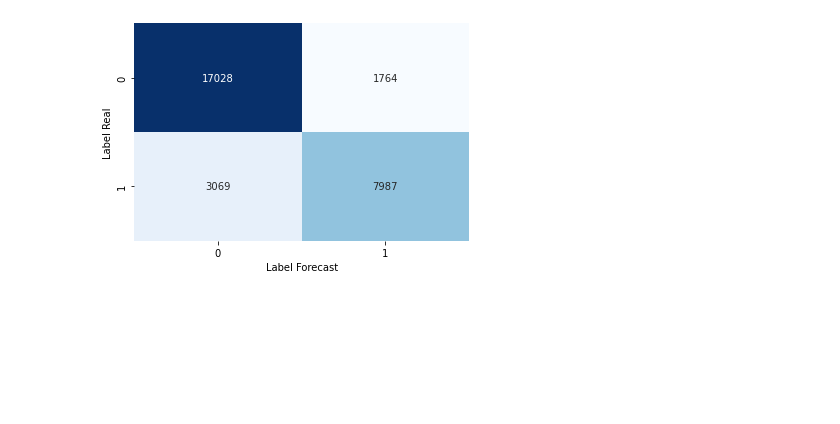
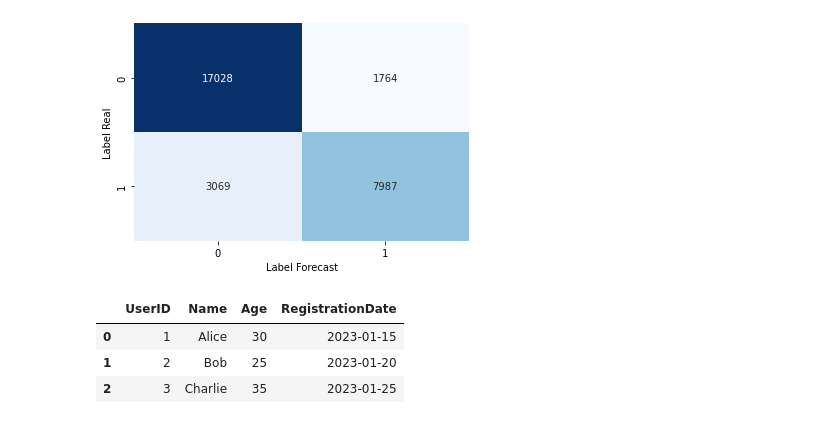
Before and after one commit to sanruwil/ml_docs, a Jupyter notebook: examples/clasification/NNBinary.ipynb, the cells around one changed output. Saved outputs shown, nothing was run; the diff lists cells and outputs as text; code cells hidden in the pictures; blank space fills up the shorter version.

Commit message:
Add example NLP

```diff
--- a/examples/clasification/NNBinary.ipynb
+++ b/examples/clasification/NNBinary.ipynb
@@ -223,3 +223,28 @@ Report clasification  TEST --->NN
    macro avg       0.83      0.81      0.82     29848
 weighted avg       0.84      0.84      0.84     29848
 [figure]
+# %%
+# pip install pyarrow. Manejar fromato de archivo Parquet
+import pandas as pd
+import pyarrow as pa
+import pyarrow.parquet as pq
+# Crear un DataFrame de Pandas con datos de ejemplo
+df = pd.DataFrame({
+    'UserID': [1, 2, 3],
+    'Name': ['Alice', 'Bob', 'Charlie'],
+    'Age': [30, 25, 35],
+    'RegistrationDate': ['2023-01-15', '2023-01-20', '2023-01-25']
+})
+
+# Convertir el DataFrame a una tabla de Arrow
+table = pa.Table.from_pandas(df)
+
+# Escribir la tabla a un archivo Parquet
+pq.write_table(table, '/Users/wilfredysantamariaruiz/Downloads/example.parquet')
+# %%
+df
+# %% [output]
+|  | UserID | Name | Age | RegistrationDate |
+| 0 | 1 | Alice | 30 | 2023-01-15 |
+| 1 | 2 | Bob | 25 | 2023-01-20 |
+| 2 | 3 | Charlie | 35 | 2023-01-25 |
```
Also changed, not shown: parts of 2 cells of this notebook, 1 other file.
